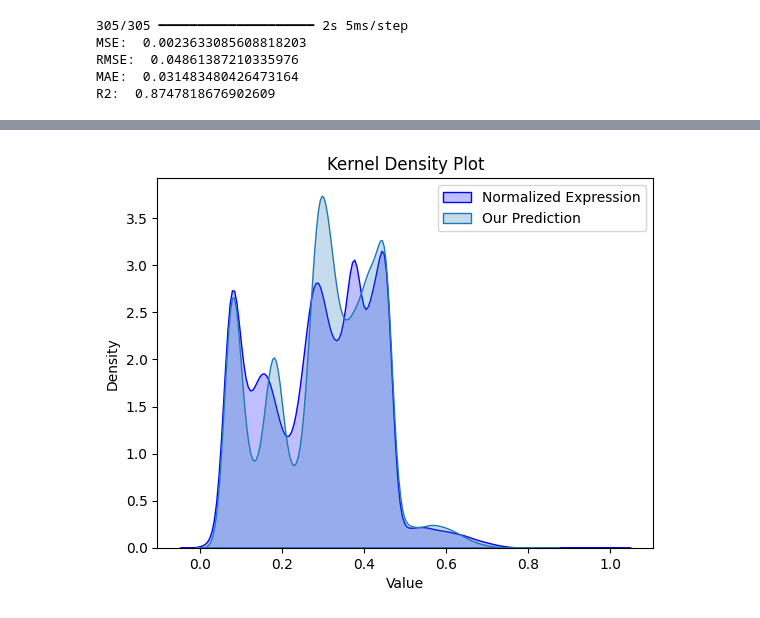
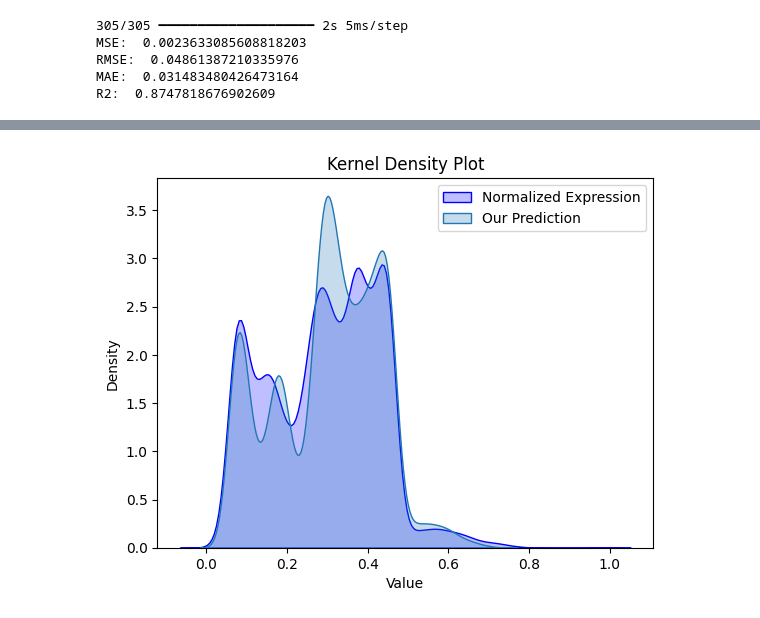
Before and after one commit to Rhys-sg/promoter-sequence-transcription-rates, a Jupyter notebook: v2/Testing CNN/CNN_6_1.ipynb, the cells around one changed output, grey strips where cells are left out. Cells and saved outputs as stored; diff of their text form; code cells hidden in the pictures.

```diff
--- a/v2/Testing CNN/CNN_6_1.ipynb
+++ b/v2/Testing CNN/CNN_6_1.ipynb
@@ -78,9 +78,9 @@ RMSE:  0.04861387210335976
 MAE:  0.031483480426473164
 R2:  0.8747818676902609
 # %%
-df = pd.read_csv(f'{data_dir}train_data.csv')
+df = pd.read_csv(f'{data_dir}test_data.csv')
 
-y_pred = load_and_predict(model_path, X_train)
+y_pred = load_and_predict(model_path, X_test)
 
 plot_kde(df, y_pred)
 # %% [output]
@@ -88 +88 @@ plot_kde(df, y_pred)
-[figure, old version]
+[figure, new version]
```
Also changed, not shown: parts of 1 cell of this notebook.
